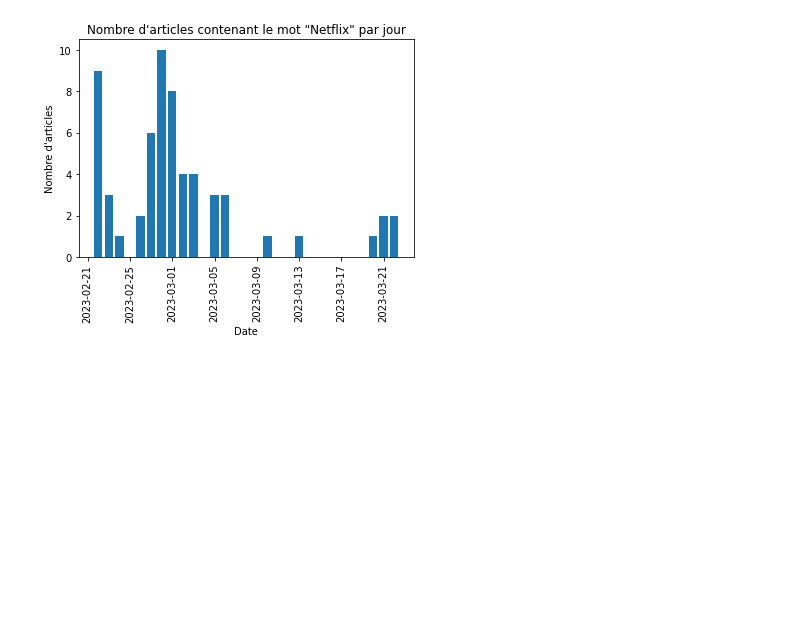
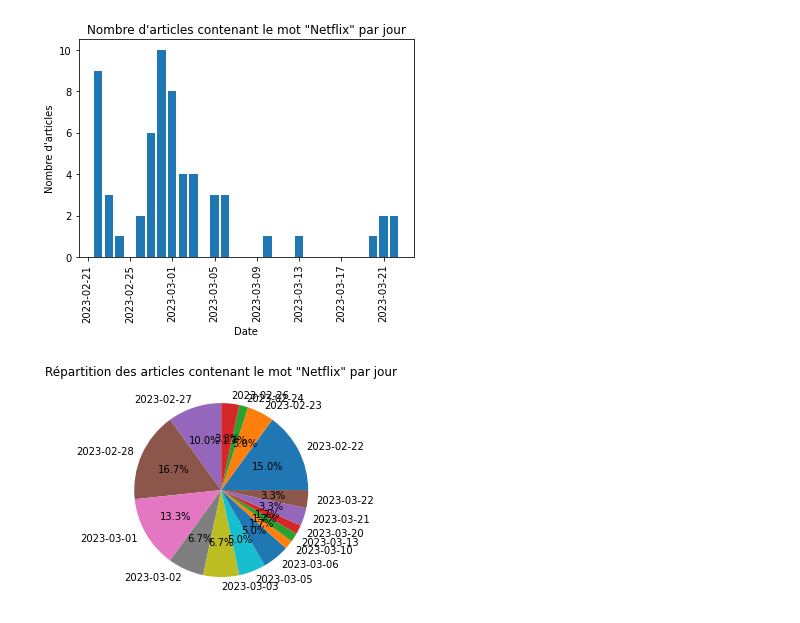
Before and after one commit to atrahay/news_nao, a Jupyter notebook: News_nao.ipynb, the cells around one changed output. Saved outputs shown, nothing was run; the diff lists cells and outputs as text; code cells hidden in the pictures; blank space fills up the shorter version.

Commit message:
j'ai fait plein de dataframe et de graphique

```diff
--- a/News_nao.ipynb
+++ b/News_nao.ipynb
@@ -291,3 +291,17 @@ plt.xticks(rotation=90)
 plt.show()
 # %% [output]
 [figure]
+# %%
+import matplotlib.pyplot as plt
+
+# Tracer un graphique circulaire
+plt.pie(articles_par_date['nb_articles'], labels=articles_par_date['date'], autopct='%1.1f%%')
+
+# Ajouter un titre
+plt.title('Répartition des articles contenant le mot "Netflix" par jour')
+plt.xticks(rotation=90)
+
+# Afficher le graphique
+plt.show()
+# %% [output]
+[figure, added]
```
Also changed, not shown: parts of 10 cells of this notebook.
